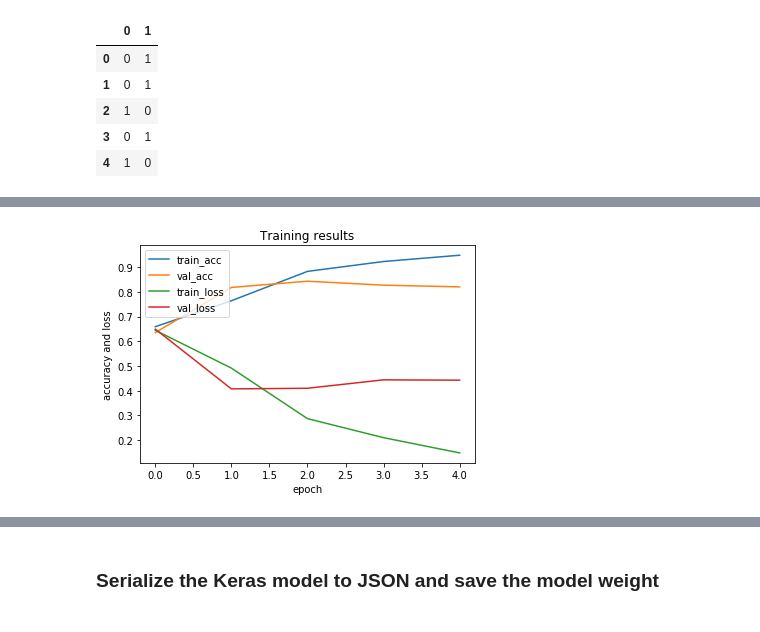
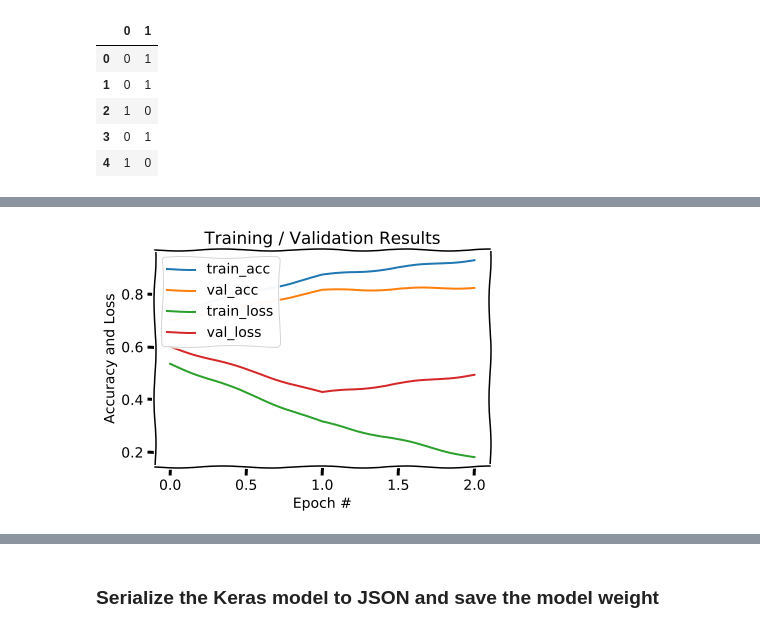
Before and after one commit to rawar-zz/tensorflow-notebooks, a Jupyter notebook: lstm_sentiment_detection_raw.ipynb, the cells around one changed output, grey strips where cells are left out. Cells and saved outputs as stored; diff of their text form; code cells hidden in the pictures.

```diff
--- a/lstm_sentiment_detection_raw.ipynb
+++ b/lstm_sentiment_detection_raw.ipynb
@@ -85,25 +95,31 @@ print(X.shape[1])
 # %%
-embed_dim = 128
-lstm_out = 196
 
+
+#tf.keras.layers.CuDNNLSTM
 model = tf.keras.models.Sequential([
-    tf.keras.layers.Embedding(vocab_size, embed_dim,input_length = X.shape[1]),
+    tf.keras.layers.Embedding(input_dim=vocab_size, output_dim=embed_dim,embeddings_initializer=e_init, input_length=X.shape[1]),
     #tf.keras.layers.LSTM(60, return_sequences=True, recurrent_dropout=0.5),
-    tf.keras.layers.LSTM(60, return_sequences=True, dropout=0.2),
-    tf.keras.layers.Dropout(0.5),
+    #tf.keras.layers.LSTM(60, return_sequences=True, dropout=0.5),
+    #tf.keras.layers.LSTM(60, return_sequences=True),
+    tf.keras.layers.CuDNNLSTM(units=100, kernel_initializer=init),
+    tf.keras.layers.Dropout(0.2),
     #tf.keras.layers.LSTM(60, recurrent_dropout=0.5),
-    tf.keras.layers.LSTM(60, dropout=0.2),
-    tf.keras.layers.Dense(60, activation='relu'),
-    tf.keras.layers.Dense(2,activation='softmax') # classification layer with two classes (neg, pos)
+    #tf.keras.layers.LSTM(60, dropout=0.5),
+    #tf.keras.layers.LSTM(60, return_sequences=True),
+    #tf.keras.layers.LSTM(60),
+    #tf.keras.layers.Dropout(0.2),
+    #tf.keras.layers.Dense(60, activation='relu'),
+    #tf.keras.layers.Dense(2,activation='softmax') # classification layer with two classes (neg, pos)
+    tf.keras.layers.Dense(units=2, kernel_initializer=init, activation='sigmoid')
 ])
 
 #model = tf.keras.models.Sequential([
 #    tf.keras.layers.Embedding(vocab_size, embed_dim, input_length=X.shape[1]),
-#    tf.keras.layers.LSTM(lstm_out, dropout=0.2),
+#    tf.keras.layers.LSTM(60, recurrent_dropout=0.5),
 #    tf.keras.layers.Dense(2,activation='softmax') # classification layer with two classes (neg, pos)
 #])
 
-
-model.compile(loss = 'binary_crossentropy', optimizer='adam', metrics=['accuracy'])
+adam_optimizer = tf.keras.optimizers.Adam(lr=0.01, decay=0.001)
+model.compile(loss = 'binary_crossentropy', optimizer=adam_optimizer, metrics=['accuracy'])
 print(model.summary())
 # %% [output]
@@ -171,8 +187,8 @@ pd.DataFrame(Y_train).head()
 | 3 | 0 | 1 |
 | 4 | 1 | 0 |
 # %%
-num_epochs = 5
-batch_size = 10
+num_epochs = 3
+batch_size = 32
 # %%
 history = model.fit(X_train, Y_train, validation_data=(X_val, Y_val), batch_size = batch_size, epochs = num_epochs, verbose = 1)
 # %% [output]
@@ -194,17 +209,18 @@ dict_keys(['loss', 'accuracy', 'val_loss', 'val_accuracy'])
 # %%
 from matplotlib import pyplot
 
-pyplot.plot(history.history['accuracy'])
-pyplot.plot(history.history['val_accuracy'])
+pyplot.xkcd()
+pyplot.plot(history.history['acc'])
+pyplot.plot(history.history['val_acc'])
 pyplot.plot(history.history['loss'])
 pyplot.plot(history.history['val_loss'])
-pyplot.title('Training results')
-pyplot.ylabel('accuracy and loss')
-pyplot.xlabel('epoch')
+pyplot.title('Training / Validation Results')
+pyplot.ylabel('Accuracy and Loss')
+pyplot.xlabel('Epoch #')
 pyplot.legend(['train_acc', 'val_acc', 'train_loss', 'val_loss'], loc='upper left')
 pyplot.show()
 # %% [output]
-[figure, old version]
+[figure, new version]
 # %%
 score,acc = model.evaluate(X_val, Y_val, verbose = 2, batch_size = batch_size)
 print("Score: %.2f" % (score))
```
Also changed, not shown: parts of 18 cells of this notebook.
